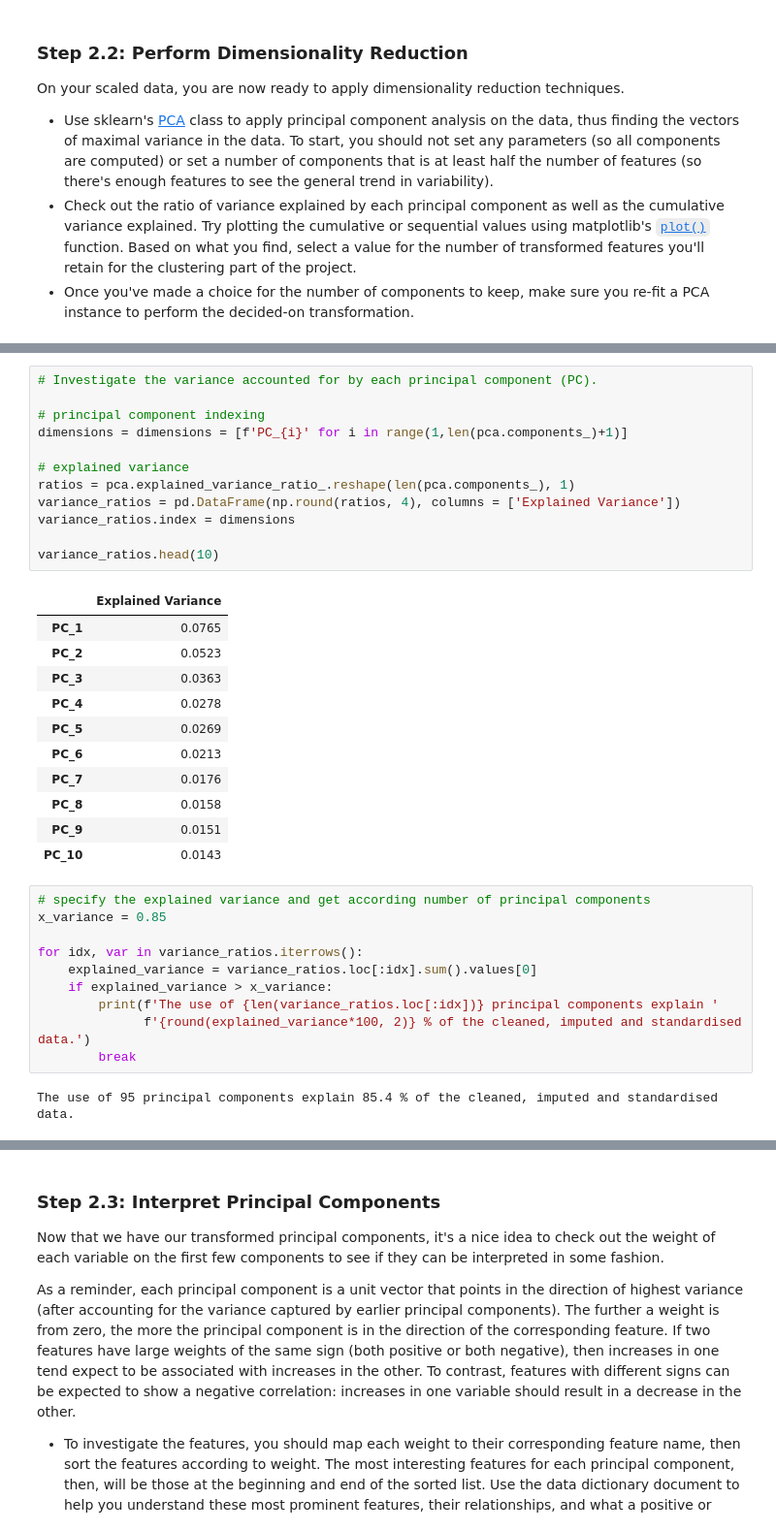
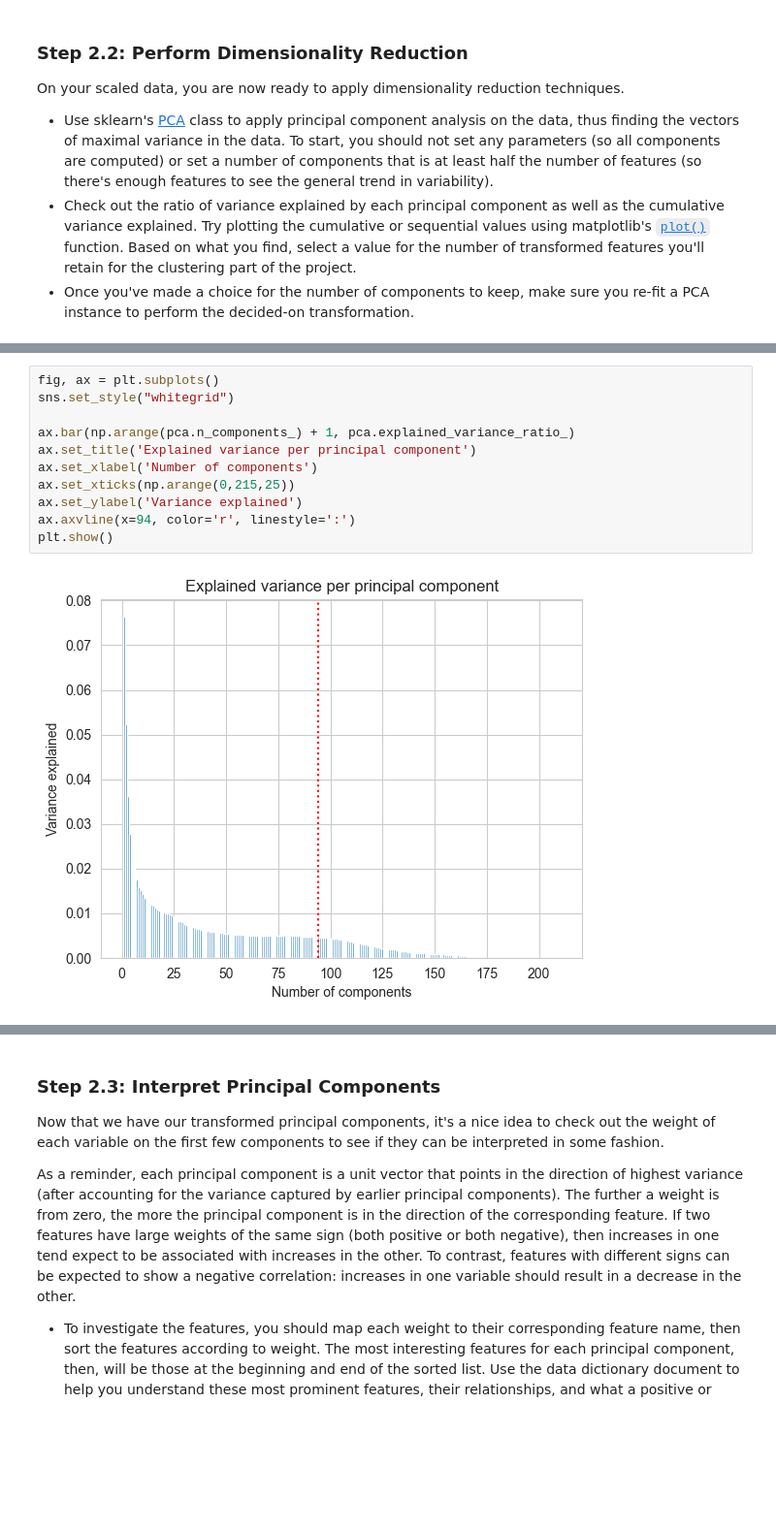
Before and after one commit to hbxbgrw7913/Identify-Customer-Segments, a Jupyter notebook: Identify_Customer_Segments.ipynb, the cells around one changed output, grey strips where cells are left out. Shown: that part at 97% size. Cells and saved outputs as stored; diff of their text form; blank space fills up the shorter version.

Commit message:
added scree plot and justification of number of used principal components

```diff
--- a/Identify_Customer_Segments.ipynb
+++ b/Identify_Customer_Segments.ipynb
@@ -1105,36 +1102,13 @@ print(pca.singular_values_)
-# %%
-# Investigate the variance accounted for by each principal component (PC).
-
-# principal component indexing
-dimensions = dimensions = [f'PC_{i}' for i in range(1,len(pca.components_)+1)]
-
-# explained variance
-ratios = pca.explained_variance_ratio_.reshape(len(pca.components_), 1)
-variance_ratios = pd.DataFrame(np.round(ratios, 4), columns = ['Explained Variance'])
-variance_ratios.index = dimensions
-
-variance_ratios.head(10)
-# %% [output]
-|  | Explained Variance |
-| PC_1 | 0.0765 |
-| PC_2 | 0.0523 |
-| PC_3 | 0.0363 |
-| PC_4 | 0.0278 |
-| PC_5 | 0.0269 |
-| PC_6 | 0.0213 |
-| PC_7 | 0.0176 |
-| PC_8 | 0.0158 |
-| PC_9 | 0.0151 |
-| PC_10 | 0.0143 |
-# %%
-# specify the explained variance and get according number of principal components
-x_variance = 0.85
-
-for idx, var in variance_ratios.iterrows():
-    explained_variance = variance_ratios.loc[:idx].sum().values[0]
-    if explained_variance > x_variance:
-        print(f'The use of {len(variance_ratios.loc[:idx])} principal components explain '
-              f'{round(explained_variance*100, 2)} % of the cleaned, imputed and standardised data.')
-        break
-# %% [output]
-The use of 95 principal components explain 85.4 % of the cleaned, imputed and standardised data.
+# %%
+fig, ax = plt.subplots()
+sns.set_style("whitegrid")
+
+ax.bar(np.arange(pca.n_components_) + 1, pca.explained_variance_ratio_)
+ax.set_title('Explained variance per principal component')
+ax.set_xlabel('Number of components')
+ax.set_xticks(np.arange(0,215,25))
+ax.set_ylabel('Variance explained')
+ax.axvline(x=94, color='r', linestyle=':')
+plt.show()
+# %% [output]
+[figure, added]
```
Also changed, not shown: parts of 12 cells of this notebook, 1 other file.
